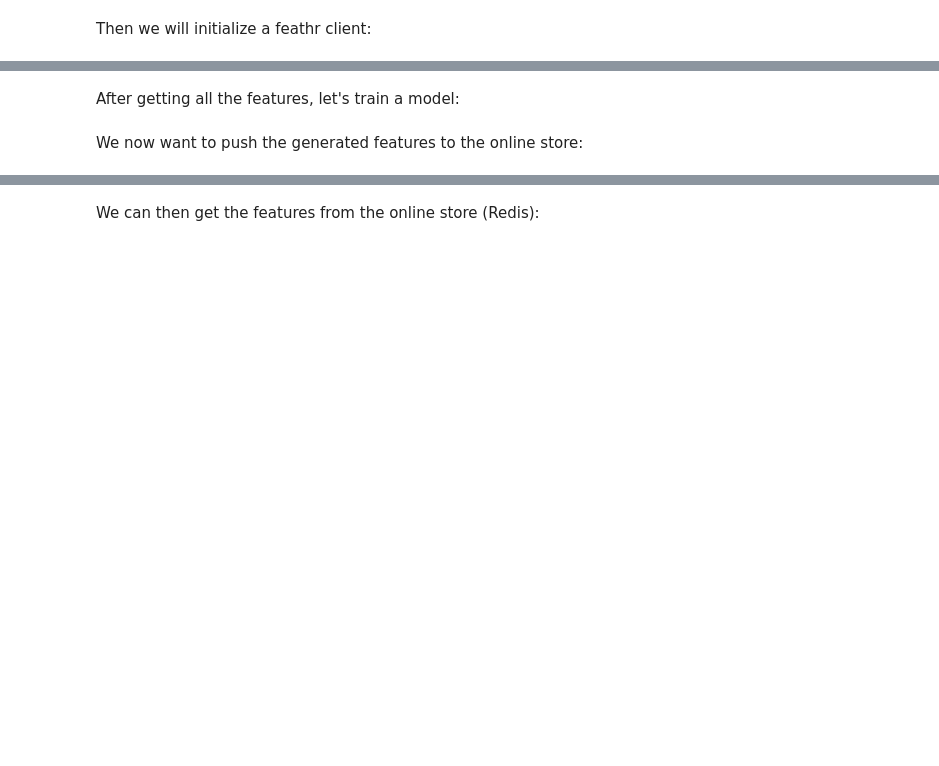
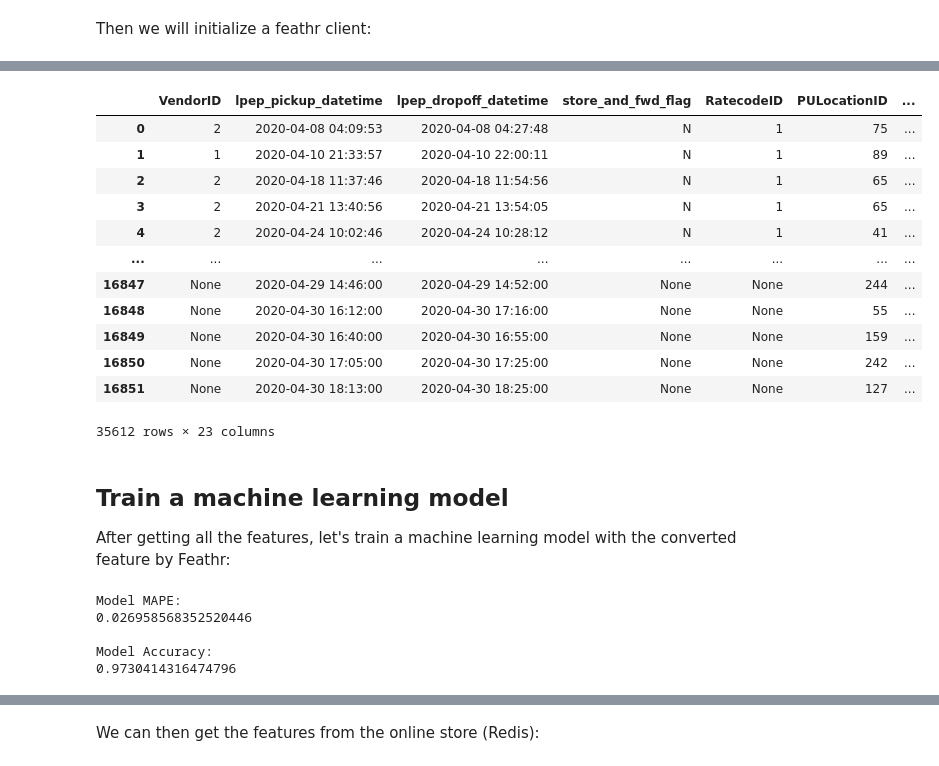
Before and after one commit to feathr-ai/feathr, a Jupyter notebook: feathr_project/feathrcli/data/feathr_user_workspace/nyc_driver_demo.ipynb, the cells around one changed output, grey strips where cells are left out. Saved outputs shown, nothing was run; the diff lists cells and outputs as text; code cells hidden in the pictures; blank space fills up the shorter version.

```diff
--- a/feathr_project/feathrcli/data/feathr_user_workspace/nyc_driver_demo.ipynb
+++ b/feathr_project/feathrcli/data/feathr_user_workspace/nyc_driver_demo.ipynb
@@ -79,0 +162,2 @@ The result is also availble in the cloud
+# %%
+client = FeathrClient(config_path=tmp.name)
@@ -79,0 +316,15 @@ The result is also availble in the cloud
+# %%
+def get_result_df(client: FeathrClient) -> pd.DataFrame:
+    """Download the job result dataset from cloud as a Pandas dataframe."""
+    res_url = client.get_job_result_uri(block=True, timeout_sec=600)
+    tmp_dir = tempfile.TemporaryDirectory()
+    client.feathr_spark_laucher.download_result(result_path=res_url, local_folder=tmp_dir.name)
+    dataframe_list = []
+    # assuming the result are in avro format
+    for file in glob.glob(os.path.join(tmp_dir.name, '*.avro')):
+        dataframe_list.append(pdx.read_avro(file))
+    vertical_concat_df = pd.concat(dataframe_list, axis=0)
+    tmp_dir.cleanup()
+    return vertical_concat_df
+
+df_res = get_result_df(client)
@@ -80,2 +334,19 @@ The result is also availble in the cloud
+# %%
+df_res
+# %% [output]
+|  | VendorID | lpep_pickup_datetime | lpep_dropoff_datetime | store_and_fwd_flag | RatecodeID | PULocationID | ... |
+| 0 | 2 | 2020-04-08 04:09:53 | 2020-04-08 04:27:48 | N | 1 | 75 | ... |
+| 1 | 1 | 2020-04-10 21:33:57 | 2020-04-10 22:00:11 | N | 1 | 89 | ... |
+| 2 | 2 | 2020-04-18 11:37:46 | 2020-04-18 11:54:56 | N | 1 | 65 | ... |
+| 3 | 2 | 2020-04-21 13:40:56 | 2020-04-21 13:54:05 | N | 1 | 65 | ... |
+| 4 | 2 | 2020-04-24 10:02:46 | 2020-04-24 10:28:12 | N | 1 | 41 | ... |
+| ... | ... | ... | ... | ... | ... | ... | ... |
+| 16847 | None | 2020-04-29 14:46:00 | 2020-04-29 14:52:00 | None | None | 244 | ... |
+| 16848 | None | 2020-04-30 16:12:00 | 2020-04-30 17:16:00 | None | None | 55 | ... |
+| 16849 | None | 2020-04-30 16:40:00 | 2020-04-30 16:55:00 | None | None | 159 | ... |
+| 16850 | None | 2020-04-30 17:05:00 | 2020-04-30 17:25:00 | None | None | 242 | ... |
+| 16851 | None | 2020-04-30 18:13:00 | 2020-04-30 18:25:00 | None | None | 127 | ... |
+35612 rows × 23 columns
 # %% [markdown]
-After getting all the features, let's train a model:
+## Train a machine learning model
+After getting all the features, let's train a machine learning model with the converted feature by Feathr:
@@ -95,7 +353,9 @@ df_res.sample(10)
 # %%
 # remove columns
-
-final_df = df_res[['fare_amount', 'passenger_count', "f_trip_distance", "f_is_long_trip_distance", "f_day_of_week" ,"f_trip_time_duration", "f_location_avg_fare", "f_trip_time_distance"]]
+from sklearn.ensemble import GradientBoostingRegressor
+final_df = df_res
+final_df.drop(["lpep_pickup_datetime", "lpep_dropoff_datetime",
+              "store_and_fwd_flag"], axis=1, inplace=True, errors='ignore')
 final_df.fillna(0, inplace=True)
 final_df['fare_amount'] = final_df['fare_amount'].astype("float64")
 
@@ -104,8 +364,7 @@ train_x, test_x, train_y, test_y = train_test_split(final_df.drop(["fare_amount"
                                                     final_df["fare_amount"],
                                                     test_size=0.2,
                                                     random_state=42)
-
-model = LinearRegression()
+model = GradientBoostingRegressor()
 model.fit(train_x, train_y)
 
 y_predict = model.predict(test_x)
@@ -129,5 +388,9 @@ print(mean_abs_percent_error)
 print()
 print("Model Accuracy:")
 print(1 - mean_abs_percent_error)
+# %% [output]
+Model MAPE:
+0.026958568352520446
+
+Model Accuracy:
+0.9730414316474796
-# %% [markdown]
-We now want to push the generated features to the online store:
```
Also changed, not shown: parts of 48 cells of this notebook, 2 other files.
